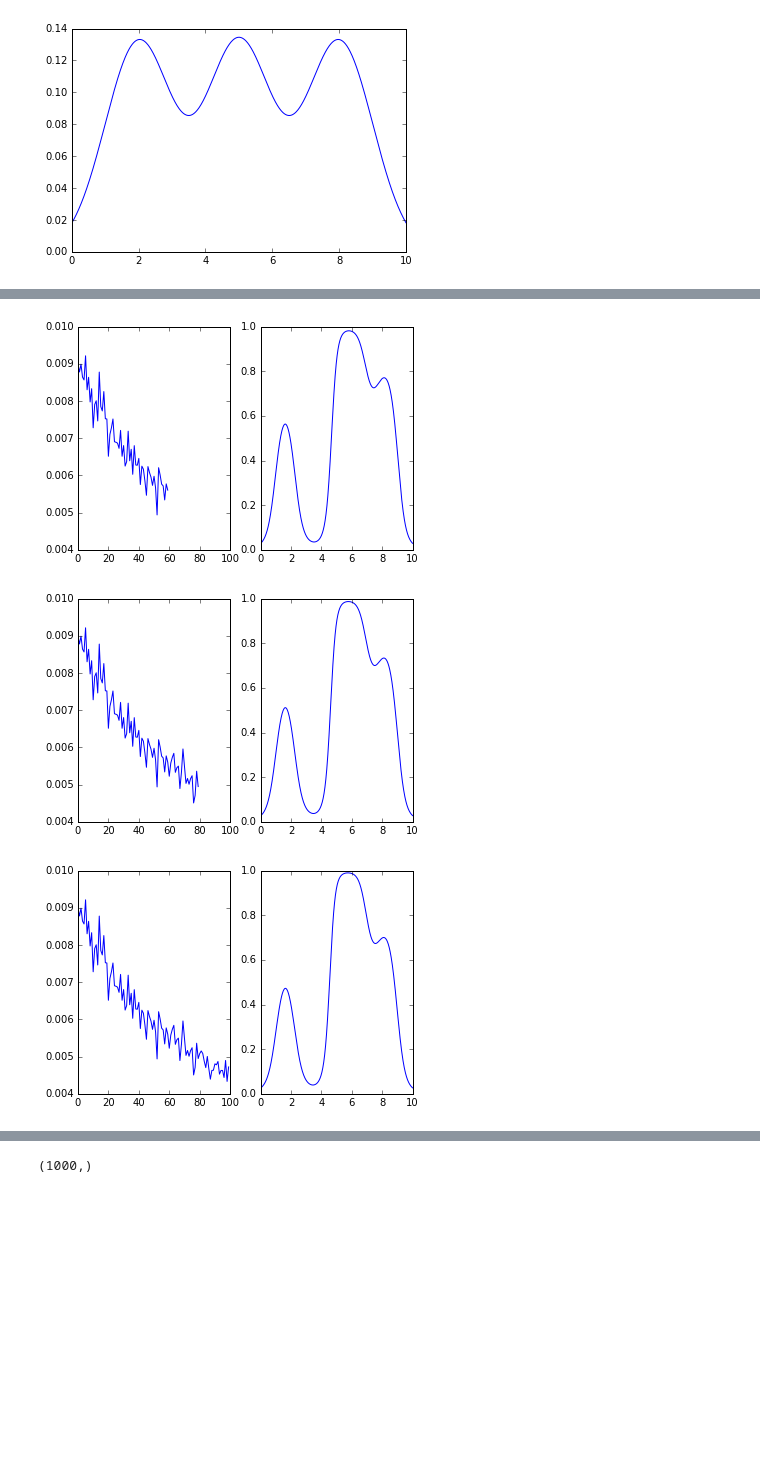
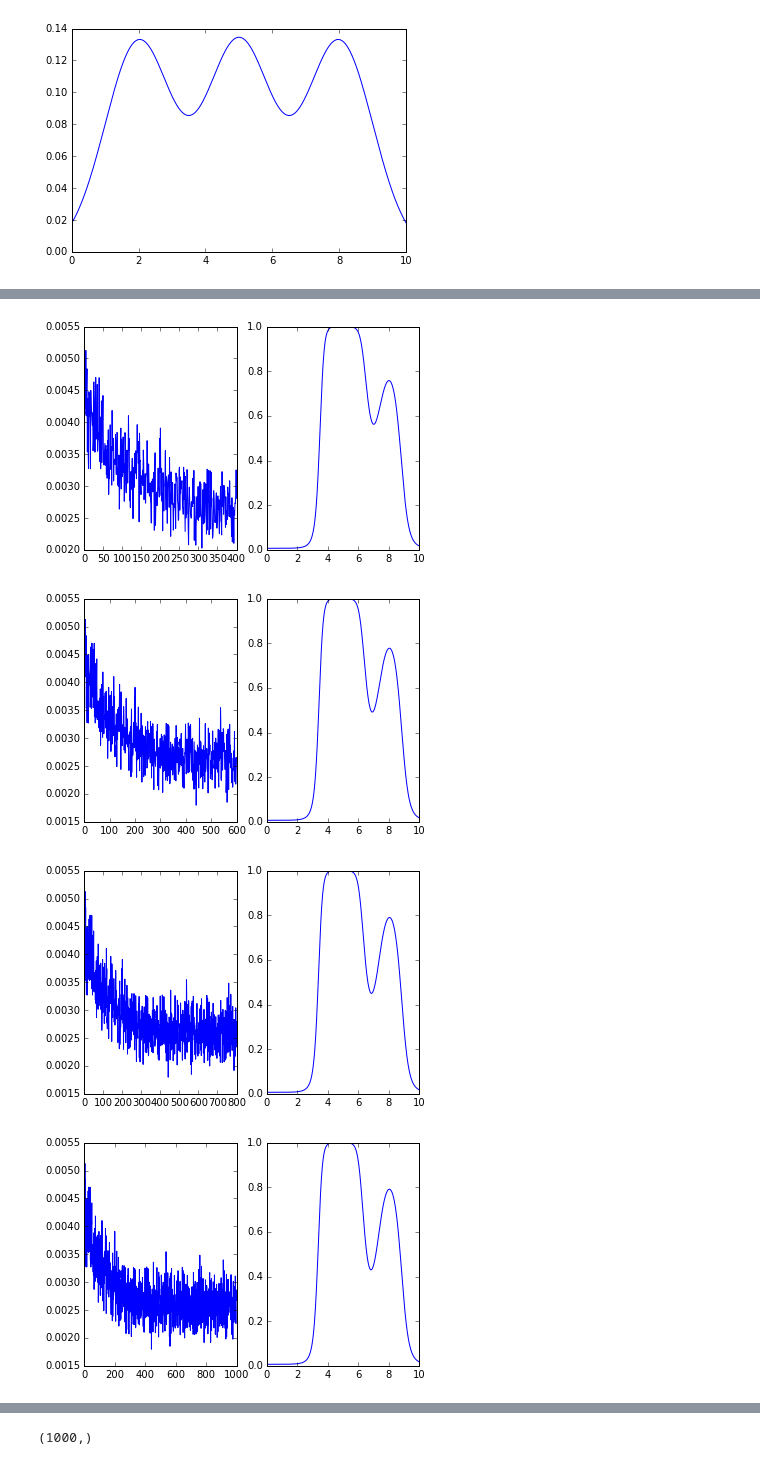
Before and after one commit to daigo0927/pyworks, a Jupyter notebook: ShadingRatioModeling/ShadeModeling.ipynb, the cells around one changed output, grey strips where cells are left out. Drawn from its saved outputs; the diff is of its cells as text; code cells hidden in the pictures; blank space fills up the shorter version.

```diff
--- a/ShadingRatioModeling/ShadeModeling.ipynb
+++ b/ShadingRatioModeling/ShadeModeling.ipynb
@@ -154,7 +154,7 @@ class ShadeModel:
 
         tmp = np.identity(self.dimension)
         tmp = np.tile(tmp, (mixture_size, 1))
-        cov = tmp*input_lim/5
+        cov = tmp*input_lim/10
         self.params['covs'] = cov.reshape(mixture_size, self.dimension**2)
 
         weight = np.ones(mixture_size)
@@ -171,15 +171,17 @@ class ShadeModel:
 
         mixture = GenerateGMM(mus = mus, covs = covs)
 
-        q = MixtureValue(x, GMMmodel=mixture, pi = pi)
+        q = []
+        [q.append(MixtureValue(i, GMMmodel=mixture, pi = pi)) for i in x]
+        # q = MixtureValue(x, GMMmodel=mixture, pi = pi)
+        q = np.array(q)
         g = sigmoid(a*q+b)
-        return(g)
+        return(np.array(g))
 
     # x : input data, f : true data
     def loss(self, x, f):
-        g  = []
-        [g.append(self.predict(i)) for i in x]
-        g = np.array(g)
+
+        g = self.predict(x)
 
         return(BregmanDivergence(f, g, a = self.logistic_coefficient[0]))
 
@@ -196,10 +198,13 @@ class ShadeModel:
 # %%
 loss_list = []
 
-iter_num = 100
+x = data[0, :]
+iter_num = 1001
 train_size = x.shape[0]
-batch_size = 1000
+batch_size = 200
 learning_rate = 0.1
+epoch = 200
+epsilon = 0.01
 
 model = ShadeModel(input_size=train_size, input_lim = [10], mixture_size=3, logistic_coefficient=[50. , -5])
 
@@ -215,21 +220,34 @@ for i in range(iter_num):
     for key in ('mus', 'covs', 'pi'):
         model.params[key] -= learning_rate * grad[key]
 
+    model.params['pi'][model.params['pi'] < epsilon] = epsilon
     model.params['pi'] = model.params['pi']/np.sum(model.params['pi'])
 
     loss = model.loss(x_batch, data_batch)
     loss_list.append(loss)
 
-    if(i % 20 ==19):
+    if(i % epoch ==0):
+
         plt.subplot(121)
         plt.plot(range(i+1), loss_list)
-        plt.xlim(0, iter_num)
+        # plt.xlim(xmin = 0, xmax = iter_num)
 
-        y=[]
-        [y.append(model.predict(xx)) for xx in x]
+        y = model.predict(x)
         plt.subplot(122)
         plt.plot(x, y)
-        plt.xlim(0, 10)
-        plt.ylim(0, 1)
+        # plt.xlim(xmin = 0, xmax = 10)
+        # plt.ylim(ymin = 0, ymax = 1)
         plt.show()
+
+# compare result
+plt.subplot(121)
+plt.plot(x , data[1 , :])
+# plt.xlim(xmin = 0, xmax = 10)
+# plt.ylim(ymin = 0, ymax = 1)
+
+plt.subplot(122)
+plt.plot(x , model.predict(x))
+# plt.xlim(xmin = 0, xmax = 10)
+# plt.ylim(ymin = 0, ymax = 1)
+plt.show()
 # %% [output]
@@ -238,3 +256,4 @@ for i in range(iter_num):
-[figure, old version]
+[figure, new version]
-[figure, old version]
+[figure, new version]
-[figure, old version]
+[figure, new version]
+[figure, added]
```
Also changed, not shown: parts of 2 cells of this notebook.
